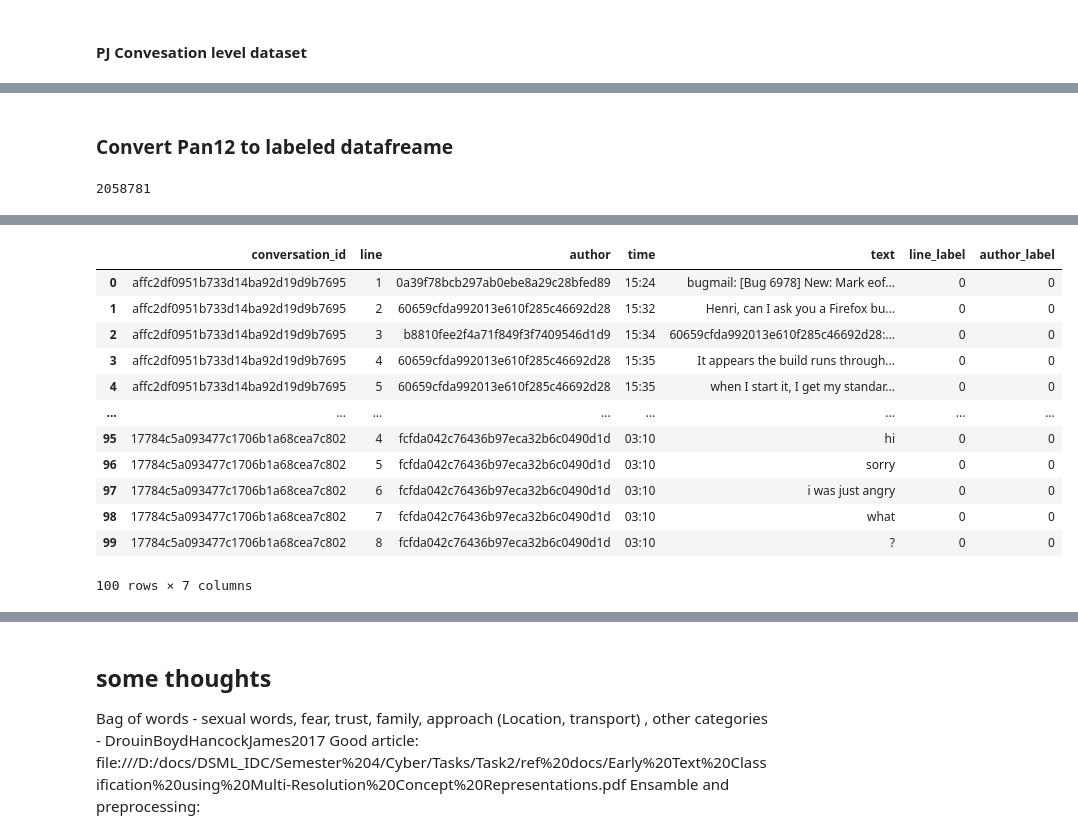
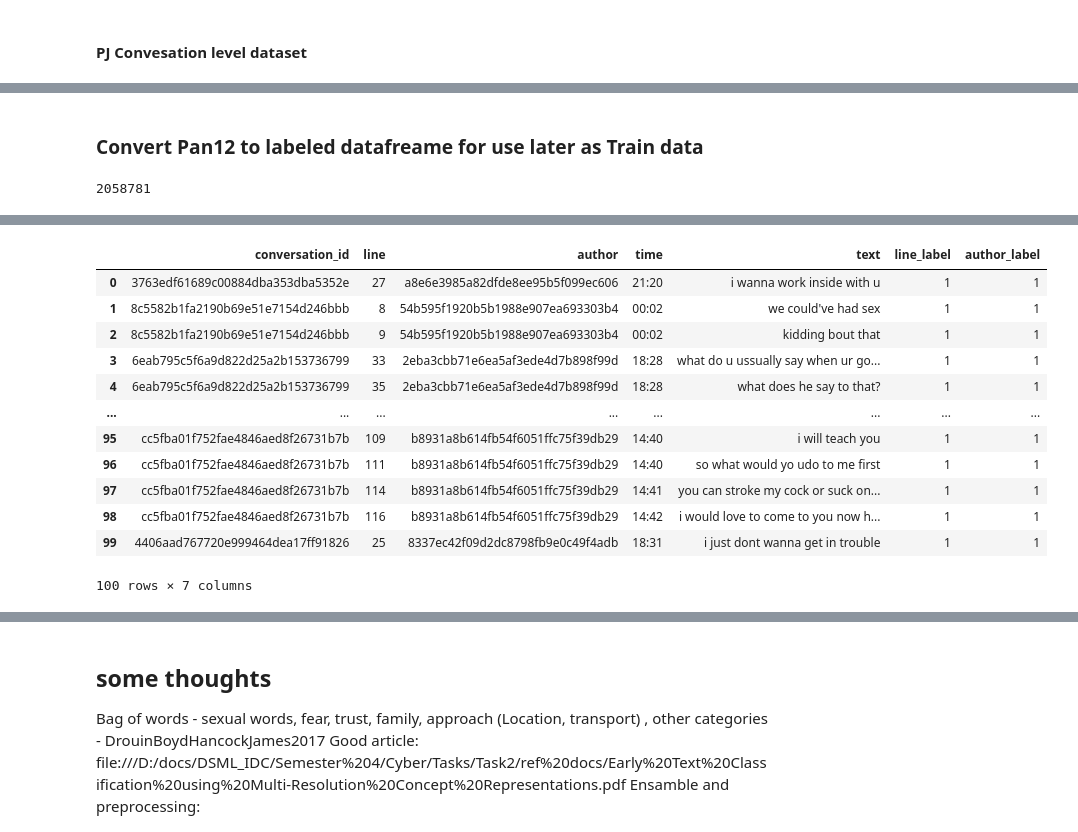
Before and after one commit to mryanivtal/cybersecurity_hw2, a Jupyter notebook: cyber_hw2.ipynb, the cells around one changed output, grey strips where cells are left out. Cells and saved outputs as stored; diff of their text form; code cells hidden in the pictures.

Commit message:
created train set from pan12 perverted lines

```diff
--- a/cyber_hw2.ipynb
+++ b/cyber_hw2.ipynb
@@ -46,2 +47,5 @@ logger = logging.getLogger(__name__)
+# %%
+# ENV = 'Colab'
+ENV = 'Local'
 # %%
 # Folders
@@ -66,24 +94,24 @@ def list_files_in_dir(folder: Path, extension='*') -> List:
 ### Word lists
 # %%
 # Load word lists
-SEX_WL_PATH = Path(r'.\sex_words.txt')
+SEX_WL_PATH = PROJECT_ROOT / Path(r'sex_words.txt')
 with open(SEX_WL_PATH, 'rt') as handle:
     sex_word_list = handle.read().split('\n')
 
-MEETING_WL_PATH = Path(r'.\meeting_words.txt')
+MEETING_WL_PATH = SEX_WL_PATH = PROJECT_ROOT / Path(r'meeting_words.txt')
 with open(MEETING_WL_PATH, 'rt') as handle:
     meeting_word_list = handle.read().split('\n')
 
-FAMILY_WL_PATH = Path(r'.\family_words.txt')
+FAMILY_WL_PATH = SEX_WL_PATH = PROJECT_ROOT / Path(r'family_words.txt')
 with open(FAMILY_WL_PATH, 'rt') as handle:
     family_word_list = handle.read().split('\n')
 
-CHAT_SLANG_PATH = Path(r'.\chat_slang.txt')
+CHAT_SLANG_PATH = SEX_WL_PATH = PROJECT_ROOT / Path(r'chat_slang.txt')
 with open(CHAT_SLANG_PATH, mode='rt') as handle:
     csv_reader = csv.reader(handle, delimiter='\t')
     chat_slang = {rows[0]:rows[1] for rows in csv_reader}
 
-EMOTICONS_PATH = Path(r'.\emoticons.txt')
+EMOTICONS_PATH = SEX_WL_PATH = PROJECT_ROOT / Path(r'emoticons.txt')
 with open(EMOTICONS_PATH, mode='rt', encoding="utf8") as handle:
     csv_reader = csv.reader(handle, delimiter='\t')
     emoticons = {rows[0]:rows[1] for rows in csv_reader}
@@ -401,2 +417,10 @@ pan12_ds = Pan12Dataset(PAN12_DATA_FILE, preprocess_fn=preprocess_df_for_bow, pr
 # %%
-pan12_ds[45]['conversation']
+preprocess_args = {'stemmer': PorterStemmer(),
+                    'speller': SpellChecker(),
+                    'words_to_remove': set(stopwords.words('english')),
+                    'emoticons': emoticons,
+                    'chat_slang': chat_slang
+                    }
+
+pan12_ds = Pan12Dataset(PAN12_DATA_FILE, preprocess_fn=preprocess_df_for_bow, preprocess_args=preprocess_args)
+pan12_ds[34]['conversation']
@@ -520,11 +533,17 @@ class Pan12LineLevelDataloader():
         self.next_message_idx = 0
 # %%
 # Test dataset
-preprocess_args = {'stemmer':stemmer, 'speller':speller, 'words_to_remove':words_to_remove, 'emoticons':emoticons}
+preprocess_args = {'stemmer': PorterStemmer(),
+                    'speller': SpellChecker(),
+                    'words_to_remove': set(stopwords.words('english')),
+                    'emoticons': emoticons,
+                    'chat_slang': chat_slang
+                    }
+
 pan12_ds = Pan12LineLevelDataloader(PAN12_DATA_FILE, user_labels_file=PAN12_USER_LABELS_FILE, line_labels_file=PAN12_LINE_LABELS_FILE, preprocess_fn=preprocess_string_for_bow, preprocess_args=preprocess_args)
 print(len(pan12_ds))
 
 for i, m in enumerate(pan12_ds):
     print(i, m)
-    if i==100:
+    if i==50:
         break
@@ -549,5 +550,5 @@ for i, m in enumerate(pan12_ds):
 # %% [markdown]
-### Convert Pan12 to labeled datafreame
+### Convert Pan12 to labeled datafreame for use later as Train data
 # %%
 class Pan12converterToDF():
 
@@ -667,11 +686,11 @@ class Pan12converterToDF():
         self.next_message_idx = 0
 # %%
-# # Test converter
+# Create a dataframe of all pan12 test perverted lines
 
-# pan12_converter = Pan12converterToDF(PAN12_DATA_FILE, user_labels_file=PAN12_USER_LABELS_FILE, line_labels_file=PAN12_LINE_LABELS_FILE)
-# print(len(pan12_converter))
-# pan12_df = pan12_converter.convert(OUTPUT_FOLDER / Path('pan12_csv.zip'))
-# print(len(pan12_df))
-# pan12_df.head(100)
+pan12_converter = Pan12converterToDF(PAN12_DATA_FILE, user_labels_file=PAN12_USER_LABELS_FILE, line_labels_file=PAN12_LINE_LABELS_FILE)
+print(len(pan12_converter))
+pan12_df = pan12_converter.convert(OUTPUT_FOLDER / Path('pan12_csv.zip'), mode='positive_lines')
+print(len(pan12_df))
+pan12_df.head(100)
 # %% [output]
 2058781
@@ -695,13 +698,13 @@ class Pan12converterToDF():
 |  | conversation_id | line | author | time | text | line_label | author_label |
-| 0 | affc2df0951b733d14ba92d19d9b7695 | 1 | 0a39f78bcb297ab0ebe8a29c28bfed89 | 15:24 | bugmail: [Bug 6978] New: Mark eof... | 0 | 0 |
-| 1 | affc2df0951b733d14ba92d19d9b7695 | 2 | 60659cfda992013e610f285c46692d28 | 15:32 | Henri, can I ask you a Firefox bu... | 0 | 0 |
-| 2 | affc2df0951b733d14ba92d19d9b7695 | 3 | b8810fee2f4a71f849f3f7409546d1d9 | 15:34 | 60659cfda992013e610f285c46692d28:... | 0 | 0 |
-| 3 | affc2df0951b733d14ba92d19d9b7695 | 4 | 60659cfda992013e610f285c46692d28 | 15:35 | It appears the build runs through... | 0 | 0 |
-| 4 | affc2df0951b733d14ba92d19d9b7695 | 5 | 60659cfda992013e610f285c46692d28 | 15:35 | when I start it, I get my standar... | 0 | 0 |
+| 0 | 3763edf61689c00884dba353dba5352e | 27 | a8e6e3985a82dfde8ee95b5f099ec606 | 21:20 | i wanna work inside with u | 1 | 1 |
+| 1 | 8c5582b1fa2190b69e51e7154d246bbb | 8 | 54b595f1920b5b1988e907ea693303b4 | 00:02 | we could've had sex | 1 | 1 |
+| 2 | 8c5582b1fa2190b69e51e7154d246bbb | 9 | 54b595f1920b5b1988e907ea693303b4 | 00:02 | kidding bout that | 1 | 1 |
+| 3 | 6eab795c5f6a9d822d25a2b153736799 | 33 | 2eba3cbb71e6ea5af3ede4d7b898f99d | 18:28 | what do u ussually say when ur go... | 1 | 1 |
+| 4 | 6eab795c5f6a9d822d25a2b153736799 | 35 | 2eba3cbb71e6ea5af3ede4d7b898f99d | 18:28 | what does he say to that? | 1 | 1 |
 | ... | ... | ... | ... | ... | ... | ... | ... |
-| 95 | 17784c5a093477c1706b1a68cea7c802 | 4 | fcfda042c76436b97eca32b6c0490d1d | 03:10 | hi | 0 | 0 |
-| 96 | 17784c5a093477c1706b1a68cea7c802 | 5 | fcfda042c76436b97eca32b6c0490d1d | 03:10 | sorry | 0 | 0 |
-| 97 | 17784c5a093477c1706b1a68cea7c802 | 6 | fcfda042c76436b97eca32b6c0490d1d | 03:10 | i was just angry | 0 | 0 |
-| 98 | 17784c5a093477c1706b1a68cea7c802 | 7 | fcfda042c76436b97eca32b6c0490d1d | 03:10 | what | 0 | 0 |
-| 99 | 17784c5a093477c1706b1a68cea7c802 | 8 | fcfda042c76436b97eca32b6c0490d1d | 03:10 | ? | 0 | 0 |
+| 95 | cc5fba01f752fae4846aed8f26731b7b | 109 | b8931a8b614fb54f6051ffc75f39db29 | 14:40 | i will teach you | 1 | 1 |
+| 96 | cc5fba01f752fae4846aed8f26731b7b | 111 | b8931a8b614fb54f6051ffc75f39db29 | 14:40 | so what would yo udo to me first | 1 | 1 |
+| 97 | cc5fba01f752fae4846aed8f26731b7b | 114 | b8931a8b614fb54f6051ffc75f39db29 | 14:41 | you can stroke my cock or suck on... | 1 | 1 |
+| 98 | cc5fba01f752fae4846aed8f26731b7b | 116 | b8931a8b614fb54f6051ffc75f39db29 | 14:42 | i would love to come to you now h... | 1 | 1 |
+| 99 | 4406aad767720e999464dea17ff91826 | 25 | 8337ec42f09d2dc8798fb9e0c49f4adb | 18:31 | i just dont wanna get in trouble | 1 | 1 |
 100 rows × 7 columns
```
Also changed, not shown: parts of 26 cells of this notebook, 6 other files.
